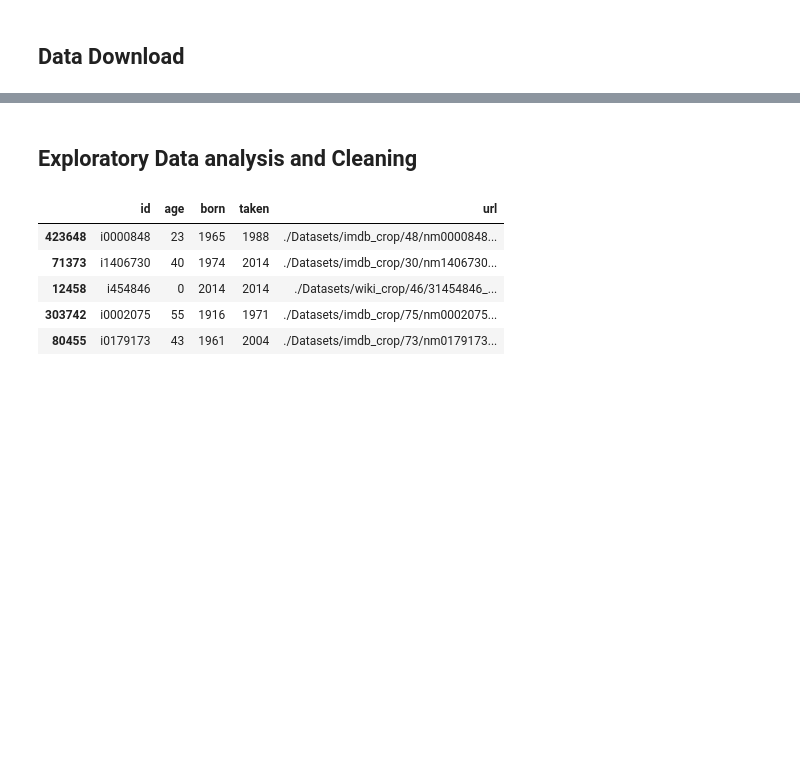
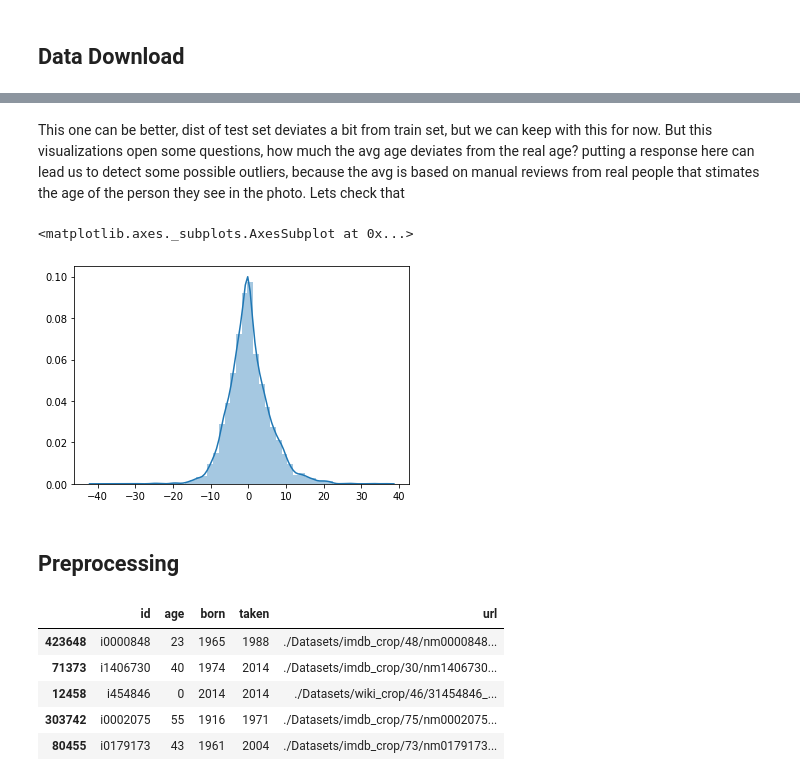
Before and after one commit to elpapi42/AgeClassifier, a Jupyter notebook: AgeClassifier.ipynb, the cells around one changed output, grey strips where cells are left out. Cells and saved outputs as stored; diff of their text form; code cells hidden in the pictures; blank space fills up the shorter version.

```diff
--- a/AgeClassifier.ipynb
+++ b/AgeClassifier.ipynb
@@ -63,3 +134,13 @@ if(not(os.path.exists(appa_path) and os.path.isfile(appa_path))):
+# %% [markdown]
+This one can be better, dist of test set deviates a bit from train set, but we can keep with this for now. But this visualizations open some questions, how much the avg age deviates from the real age? putting a response here can lead us to detect some possible outliers, because the avg is based on manual reviews from real people that stimates the age of the person they see in the photo. Lets check that
+# %%
+diference = df_all["real_age"] - df_all["apparent_age_avg"]
+sns.distplot(diference, bins=50)
+# %% [output]
+<matplotlib.axes._subplots.AxesSubplot at 0x...>
+[figure, added]
+# %% [markdown]
+## Preprocessing
 # %%
 #Find urls
 root = "./Datasets"
@@ -112,5 +162,3 @@ if(not ("dataset.csv" in folders)):
-# %% [markdown]
-## Exploratory Data analysis and Cleaning
 # %%
 #Load csv
 faces_df = pd.read_csv("./Datasets/dataset.csv")
```
Also changed, not shown: parts of 9 cells of this notebook.
